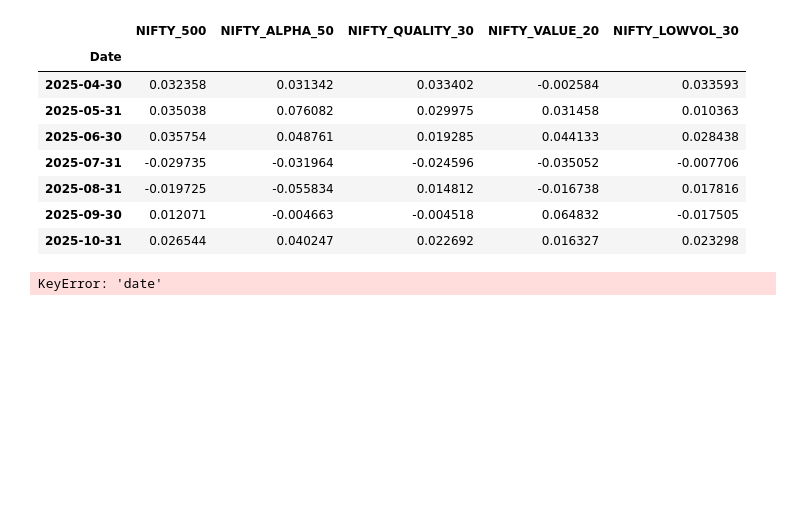
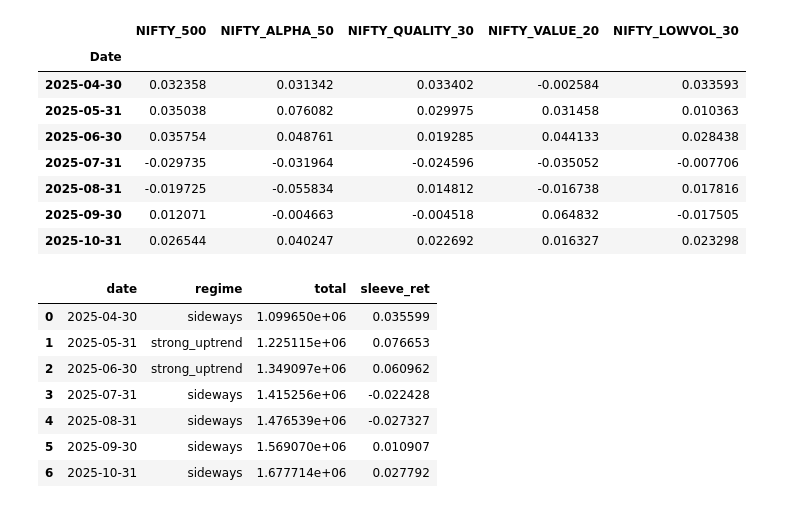
Before and after one commit to mayankjain281/Time_Series_Analysis, a Jupyter notebook: Nifty Stocks Analysis/SM 2025.ipynb, the cells around one changed output. Saved outputs shown, nothing was run; the diff lists cells and outputs as text; code cells hidden in the pictures; blank space fills up the shorter version.

```diff
--- a/Nifty Stocks Analysis/SM 2025.ipynb
+++ b/Nifty Stocks Analysis/SM 2025.ipynb
@@ -3330,9 +3330,16 @@ hist_returns_df
 hist_returns_df = pd.read_csv("hist_returns_df.csv", parse_dates=["Date"], index_col="Date")
 # %%
 # mm = MarketModel(mode='historical', hist_returns_df=hist_returns_df)
-mm = hist_returns_df.reset_index().iloc[:,:2].rename(columns={'NIFTY_500':'market'})
+mm = hist_returns_df.reset_index().iloc[:,:2].rename(columns={'Date':'date','NIFTY_500':'market'})
 sim = PortfolioSimulator(mm)  # <-- use .hist_returns_df
 sim.run()
 # %% [output]
-KeyError: 'date'
+|  | date | regime | total | sleeve_ret |
+| 0 | 2025-04-30 | sideways | 1.099650e+06 | 0.035599 |
+| 1 | 2025-05-31 | strong_uptrend | 1.225115e+06 | 0.076653 |
+| 2 | 2025-06-30 | strong_uptrend | 1.349097e+06 | 0.060962 |
+| 3 | 2025-07-31 | sideways | 1.415256e+06 | -0.022428 |
+| 4 | 2025-08-31 | sideways | 1.476539e+06 | -0.027327 |
+| 5 | 2025-09-30 | sideways | 1.569070e+06 | 0.010907 |
+| 6 | 2025-10-31 | sideways | 1.677714e+06 | 0.027792 |
 # %%
```
Also changed, not shown: parts of 3 cells of this notebook, 2 other files.
